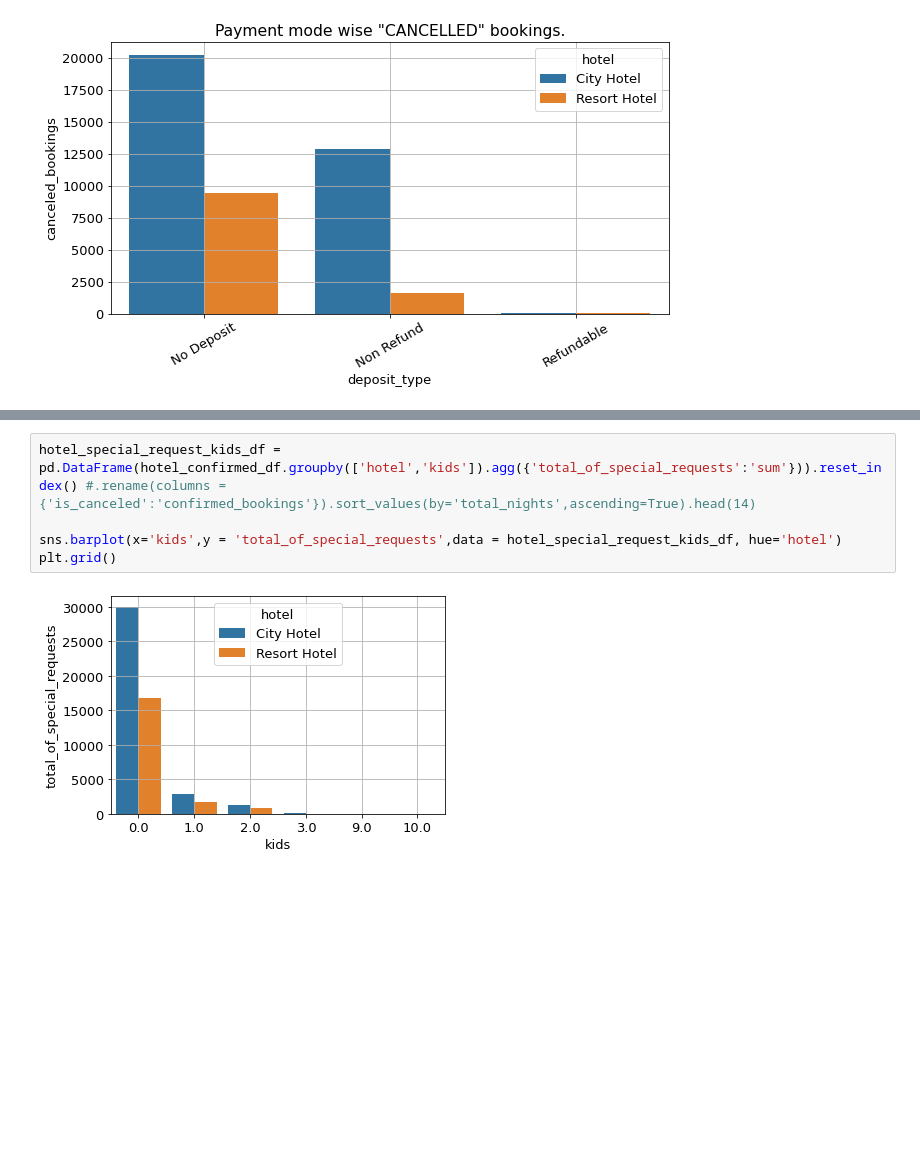
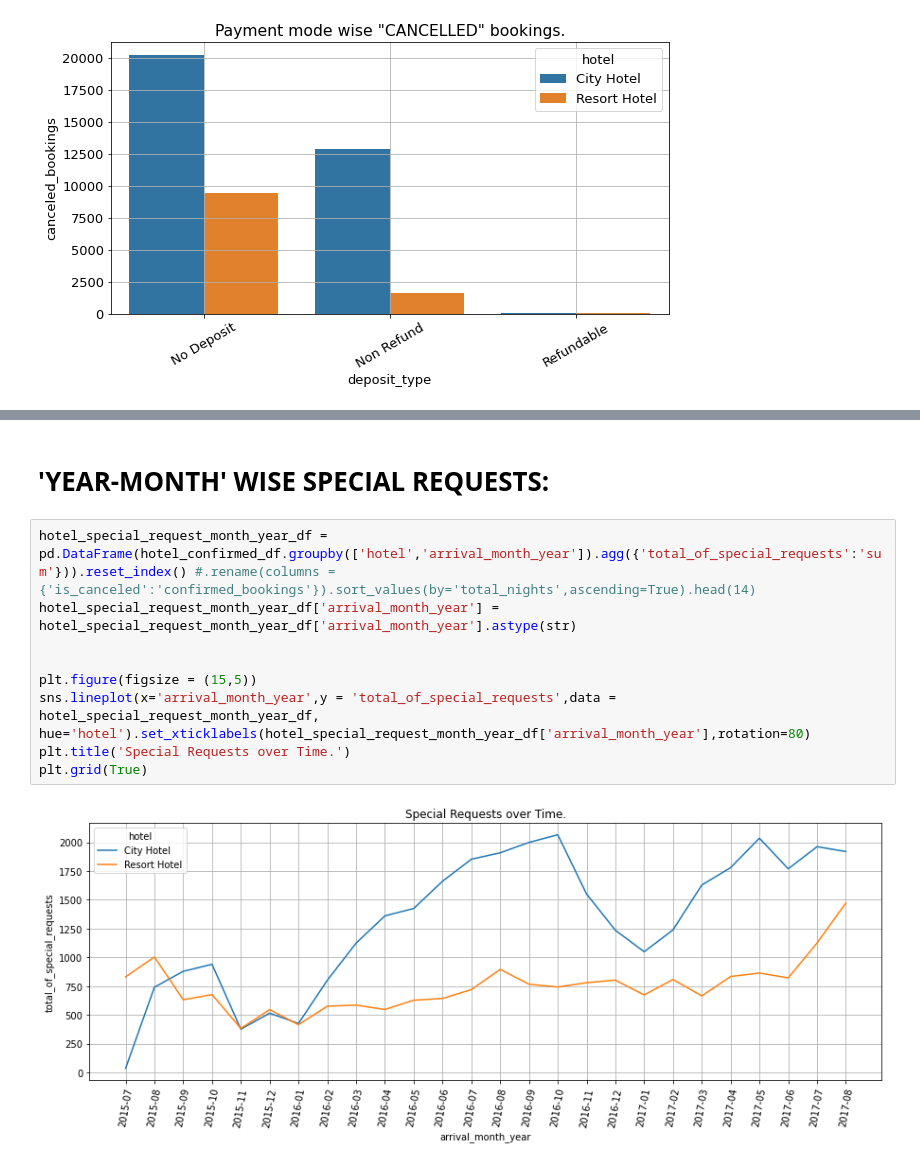
Before and after one commit to Abhi-nav0506/Capstone-EDA-Hotel-Booking, a Jupyter notebook: Hotel_Booking_Analysis_Capstone_Project.ipynb, the cells around one changed output, grey strips where cells are left out. Saved outputs shown, nothing was run; the diff lists cells and outputs as text; blank space fills up the shorter version.

```diff
--- a/Hotel_Booking_Analysis_Capstone_Project.ipynb
+++ b/Hotel_Booking_Analysis_Capstone_Project.ipynb
@@ -788,7 +772,13 @@ ax[1].grid(True, which='both')
+# %% [markdown]
+# **'YEAR-MONTH' WISE SPECIAL REQUESTS:** #
 # %%
-hotel_special_request_kids_df = pd.DataFrame(hotel_confirmed_df.groupby(['hotel','kids']).agg({'total_of_special_requests':'sum'})).reset_index() #.rename(columns = {'is_canceled':'confirmed_bookings'}).sort_values(by='total_nights',ascending=True).head(14)
+hotel_special_request_month_year_df = pd.DataFrame(hotel_confirmed_df.groupby(['hotel','arrival_month_year']).agg({'total_of_special_requests':'sum'})).reset_index() #.rename(columns = {'is_canceled':'confirmed_bookings'}).sort_values(by='total_nights',ascending=True).head(14)
+hotel_special_request_month_year_df['arrival_month_year'] = hotel_special_request_month_year_df['arrival_month_year'].astype(str)
 
-sns.barplot(x='kids',y = 'total_of_special_requests',data = hotel_special_request_kids_df, hue='hotel')
-plt.grid()
+
+plt.figure(figsize = (15,5))
+sns.lineplot(x='arrival_month_year',y = 'total_of_special_requests',data = hotel_special_request_month_year_df, hue='hotel').set_xticklabels(hotel_special_request_month_year_df['arrival_month_year'],rotation=80)
+plt.title('Special Requests over Time.')
+plt.grid(True)
 # %% [output]
-[figure, old version]
+[figure, new version]
```
Also changed, not shown: parts of 53 cells of this notebook.
